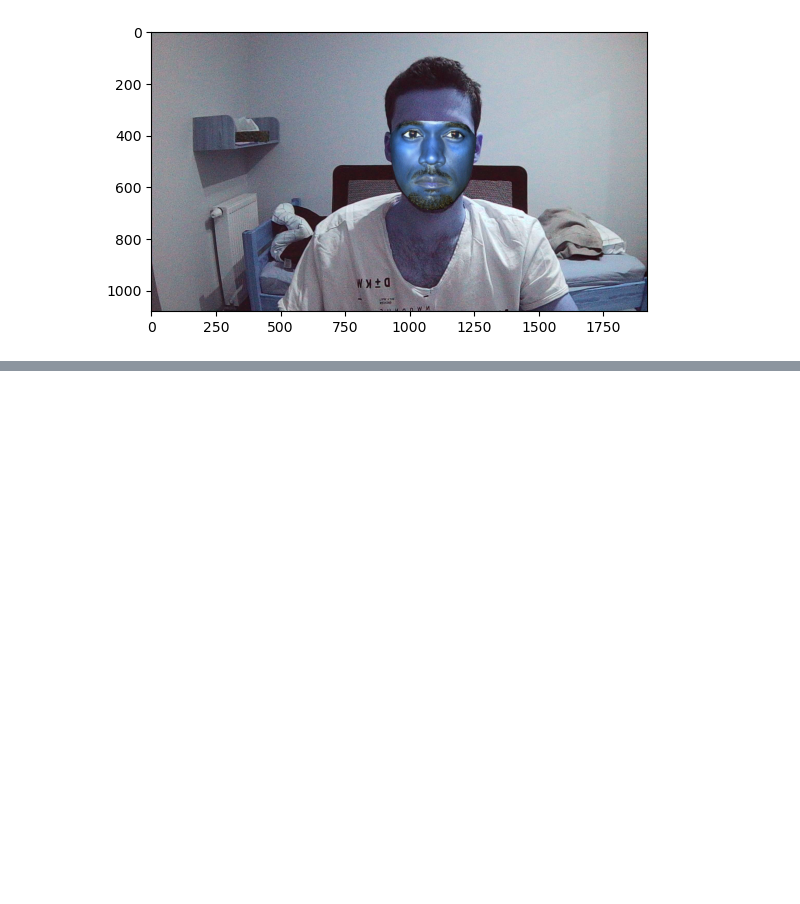
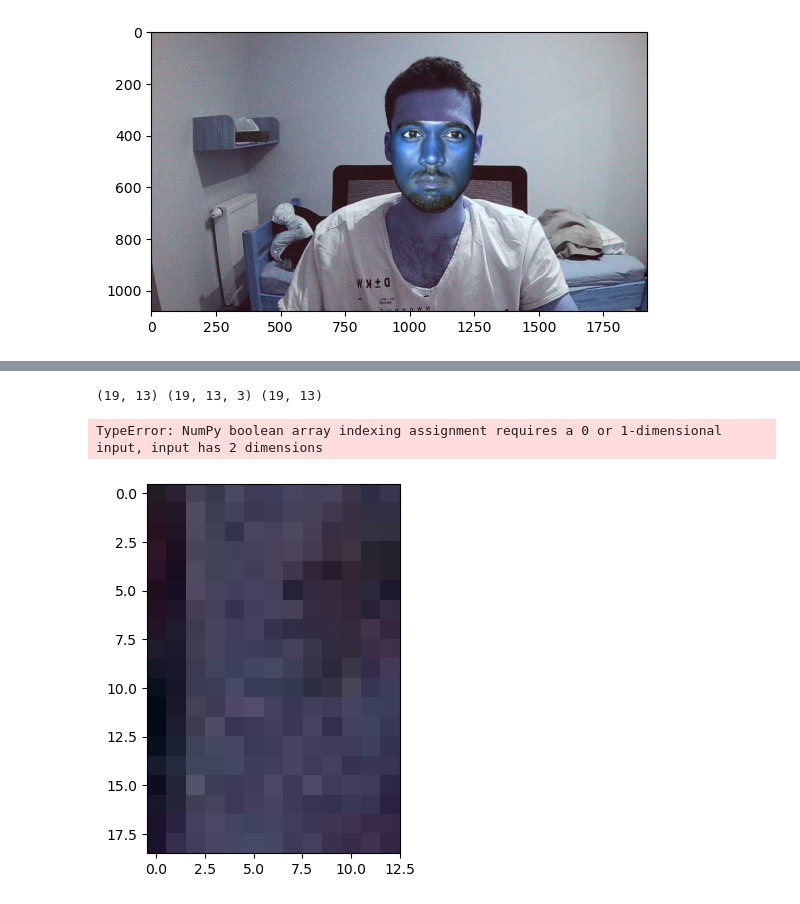
Before and after one commit to Shapke01/facePlay, a Jupyter notebook: capture.ipynb, the cells around one changed output, grey strips where cells are left out. Drawn from its saved outputs; the diff is of its cells as text; code cells hidden in the pictures; blank space fills up the shorter version.

Commit message:
put face on image prototype

```diff
--- a/capture.ipynb
+++ b/capture.ipynb
@@ -191,7 +191,7 @@ class Face:
             part = cv2.warpAffine(self.tris_image_parts[idx], M, (w, h))
             parts.append(part)
             mask = np.zeros((h, w), dtype=np.uint8)
-            cv2.fillConvexPoly(mask, dest.astype(int), (255))
+            cv2.fillConvexPoly(mask, dest.astype(int), (1))
             masks.append(mask)
 
         self.trans_tris_image_parts = parts
@@ -199,4 +199,5 @@ class Face:
 
 
 ja = cv2.imread('ja.jpg')
+ja = cv2.resize(ja, (600,400))
 f = Face(ja, INDICES, detector, predictor)
@@ -220,0 +204,20 @@ f = Face(ja, INDICES, detector, predictor)
+# %%
+def put_face_on_image(face: Face, image):
+    trans_parts = face.trans_tris_image_parts
+    trans_bboxes = face.trans_tris_bboxes
+    trans_masks = face.trans_masks
+
+    for part, bbox, mask in zip(trans_parts, trans_bboxes, trans_masks):
+        x, y, w, h = bbox
+        plt.imshow(part)
+        print(image[y:y+h, x:x+w].shape, part.shape, mask.shape)
+
+        image[y:y+h, x:x+w][mask != 0] = part[mask != 0]
+
+    return image
+
+img = put_face_on_image(f, np.zeros((400,600)))
+# %% [output]
+(19, 13) (19, 13, 3) (19, 13)
+TypeError: NumPy boolean array indexing assignment requires a 0 or 1-dimensional input, input has 2 dimensions
+[figure, added]
```
Also changed, not shown: parts of 2 cells of this notebook.
